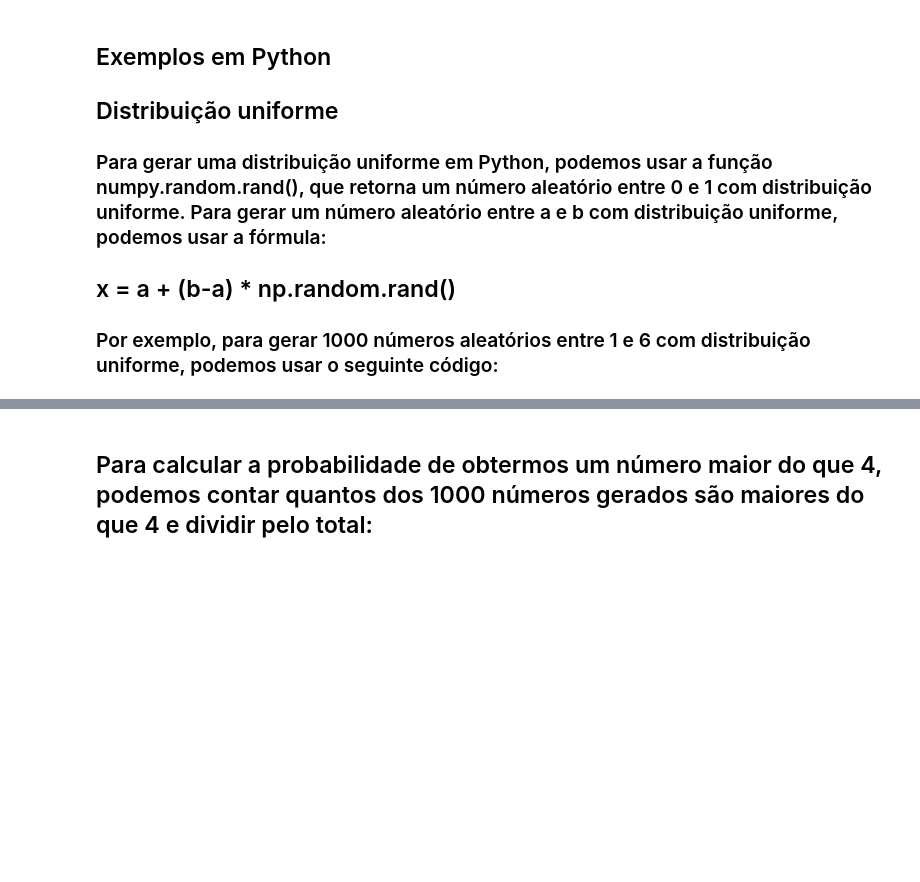
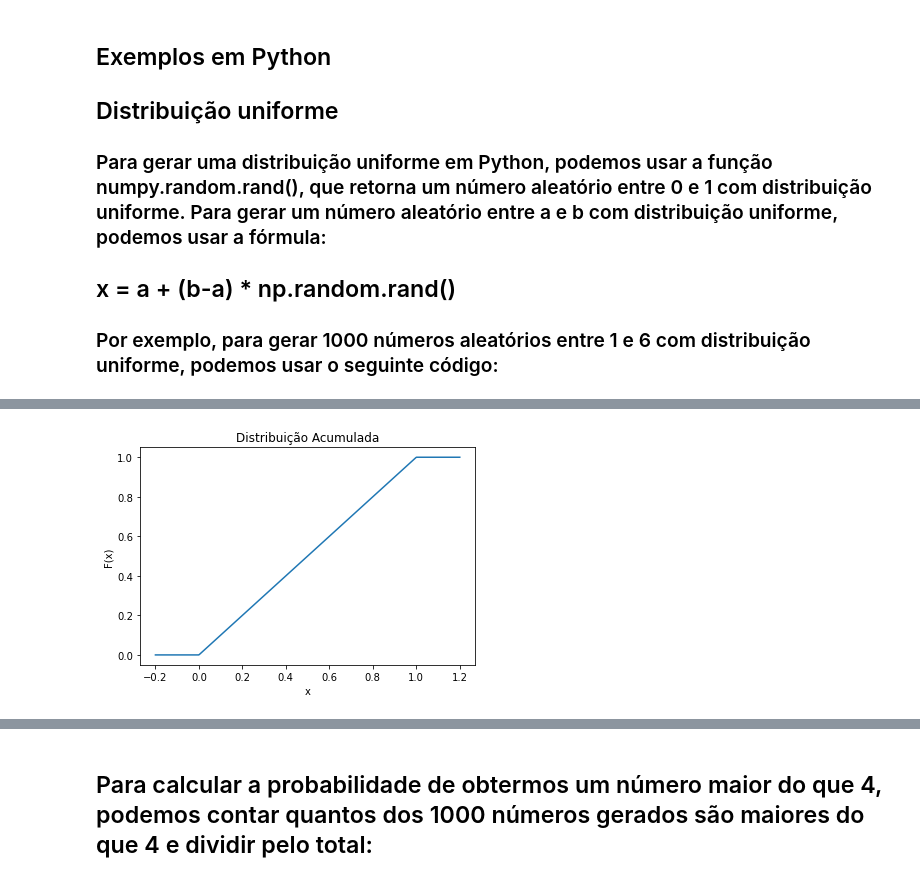
Before and after one commit to FilipeSCampos/Probabilidade, a Jupyter notebook: probabilidade.ipynb, the cells around one changed output, grey strips where cells are left out. Saved outputs shown, nothing was run; the diff lists cells and outputs as text; code cells hidden in the pictures; blank space fills up the shorter version.

```diff
--- a/probabilidade.ipynb
+++ b/probabilidade.ipynb
@@ -80,0 +124,22 @@ dados_uniforme = 1 + 5 * np.random.rand(1000)
+# %%
+import matplotlib.pyplot as plt
+import numpy as np
+
+def uniform_cdf(x):
+    if x < 0:
+        return 0
+    elif x < 1:
+        return x
+    else:
+        return 1
+
+x_vals = np.linspace(-0.2, 1.2, 500)
+y_vals = [uniform_cdf(x) for x in x_vals]
+
+plt.plot(x_vals, y_vals)
+plt.title("Distribuição Acumulada")
+plt.xlabel("x")
+plt.ylabel("F(x)")
+plt.show()
+# %% [output]
+[figure, added]
```
Also changed, not shown: parts of 19 cells of this notebook.
